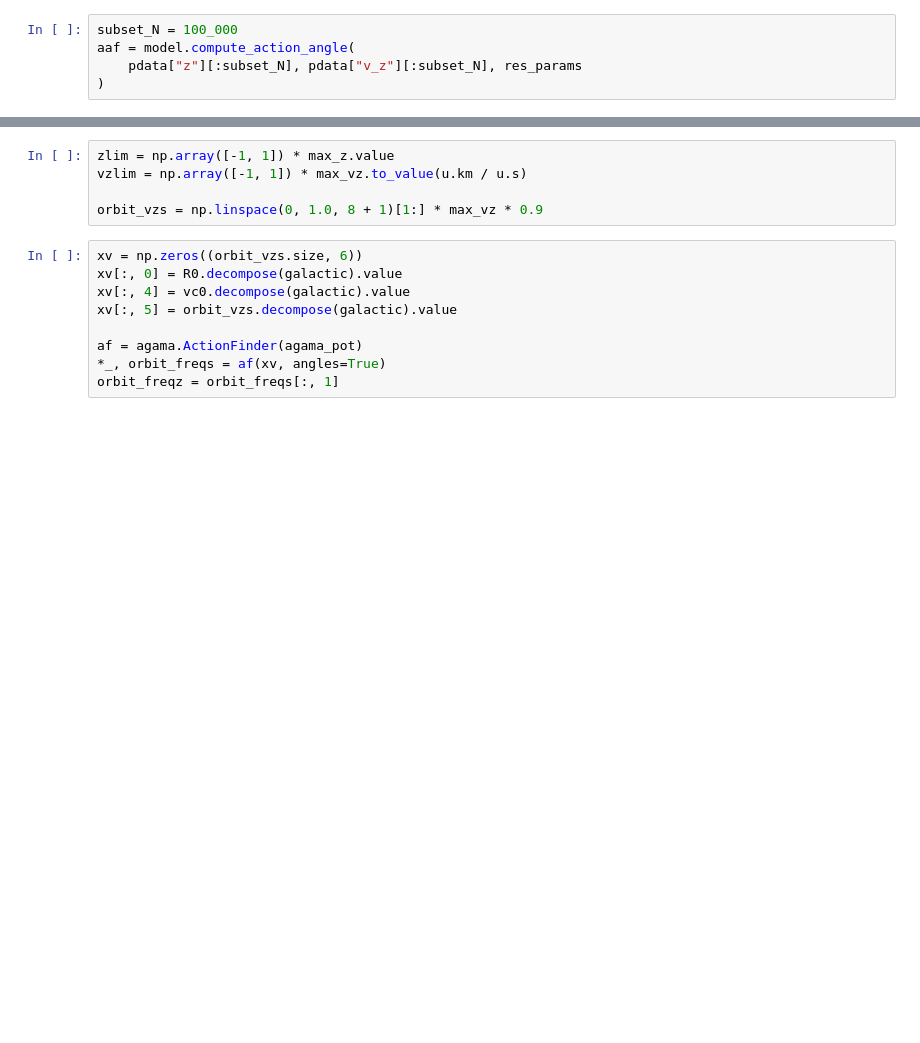
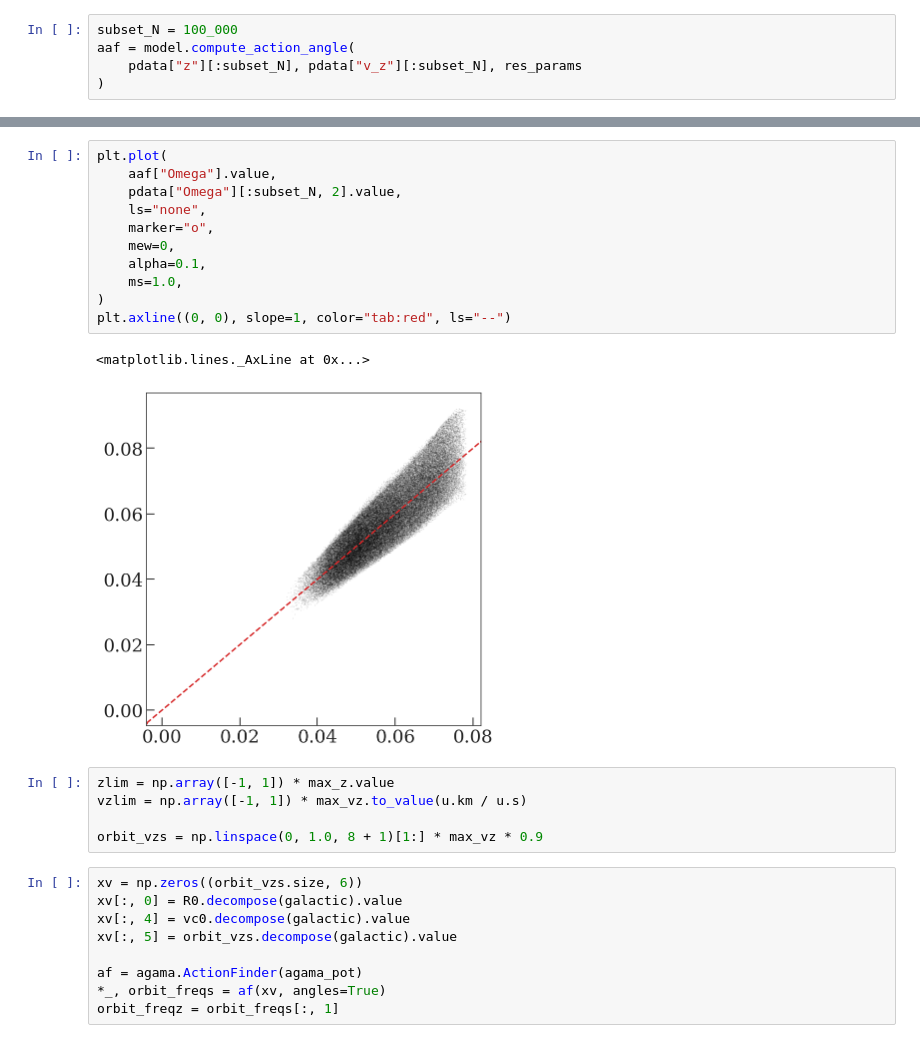
Before and after one commit to adrn/empirical-af, a Jupyter notebook: scripts/Figure-qIso-df.ipynb, the cells around one changed output, grey strips where cells are left out. Cells and saved outputs as stored; diff of their text form; blank space fills up the shorter version.

```diff
--- a/scripts/Figure-qIso-df.ipynb
+++ b/scripts/Figure-qIso-df.ipynb
@@ -144,3 +143,17 @@ plot_az_Jz(MAP_acc, accs, zgrid, aaf, true_acc, pdata["J"][:subset_N, 2]);
+# %%
+plt.plot(
+    aaf["Omega"].value,
+    pdata["Omega"][:subset_N, 2].value,
+    ls="none",
+    marker="o",
+    mew=0,
+    alpha=0.1,
+    ms=1.0,
+)
+plt.axline((0, 0), slope=1, color="tab:red", ls="--")
+# %% [output]
+<matplotlib.lines._AxLine at 0x...>
+[figure, added]
 # %%
 zlim = np.array([-1, 1]) * max_z.value
 vzlim = np.array([-1, 1]) * max_vz.to_value(u.km / u.s)
```
Also changed, not shown: parts of 8 cells of this notebook, 11 other files.
